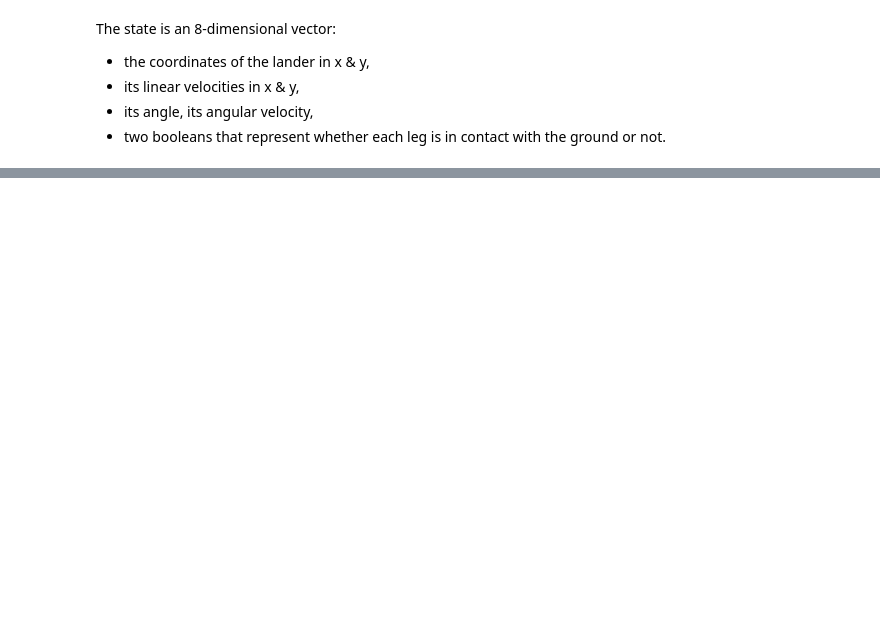
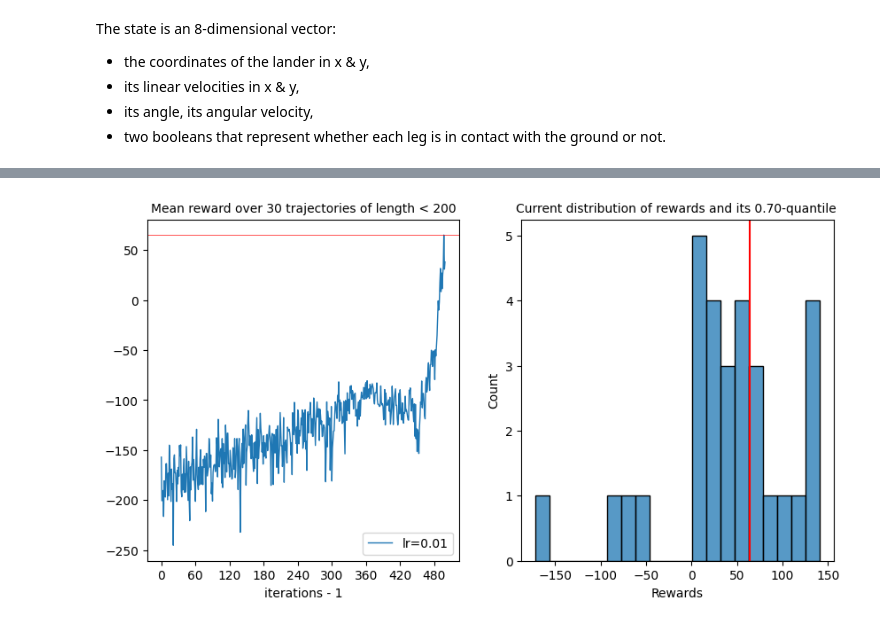
Before and after one commit to Axik0/DRL, a Jupyter notebook: DRL2(lunar).ipynb, the cells around one changed output, grey strips where cells are left out. Saved outputs shown, nothing was run; the diff lists cells and outputs as text; code cells hidden in the pictures; blank space fills up the shorter version.

```diff
--- a/DRL2(lunar).ipynb
+++ b/DRL2(lunar).ipynb
@@ -7,16 +7,24 @@
 import matplotlib.pyplot as plt
 from matplotlib.ticker import MaxNLocator
 import seaborn as sns
+import tqdm.notebook as tqdm
 
 import gymnasium as gym
 import numpy as np
 import random
 import time
 
+import torch
+import torch.nn as nn
+import torchsummary
+
+DEVICE = 'cuda' if torch.cuda.is_available() else 'cpu'
+
 from IPython import display
 # %%
 ENV = gym.make("LunarLander-v2", continuous = False, gravity = -10.0, enable_wind = False, wind_power = 15.0, turbulence_power = 1.5, render_mode='rgb_array')
-SS = ENV.observation_space # continuous 8-dimensional
+SS = ENV.observation_space # continuous
+DIM_S = SS.shape[0] # 8-dimensional
 N_ACTIONS = ENV.action_space.n # finite action space, 4 actions
 ACTIONS_STR = ('X','L','B','R')
 # %% [markdown]
@@ -108,0 +229,5 @@ results = agent.walk(max_length=20, render=True)
+# %%
+agent_cenn = CrossEntropyNNAgent()
+agent_cenn.fit(n_iterations=500, n_epochs=1, lr=0.01, n_trajectories=30, max_length=200, q=0.7, verbose=1)
+# %% [output]
+[figure, added]
```
Also changed, not shown: parts of 8 cells of this notebook, 1 other file.
